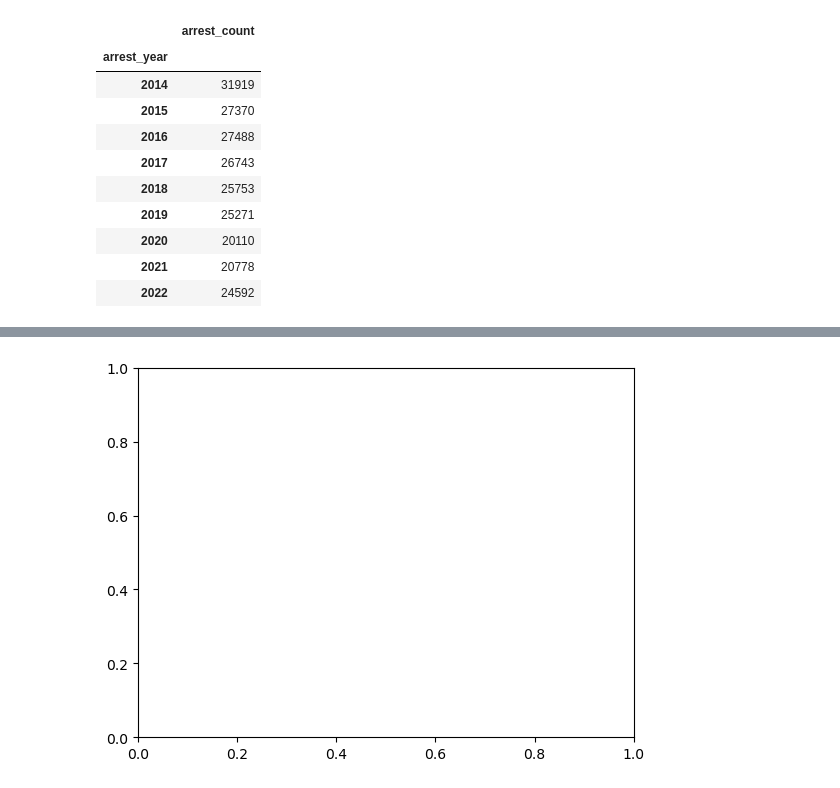
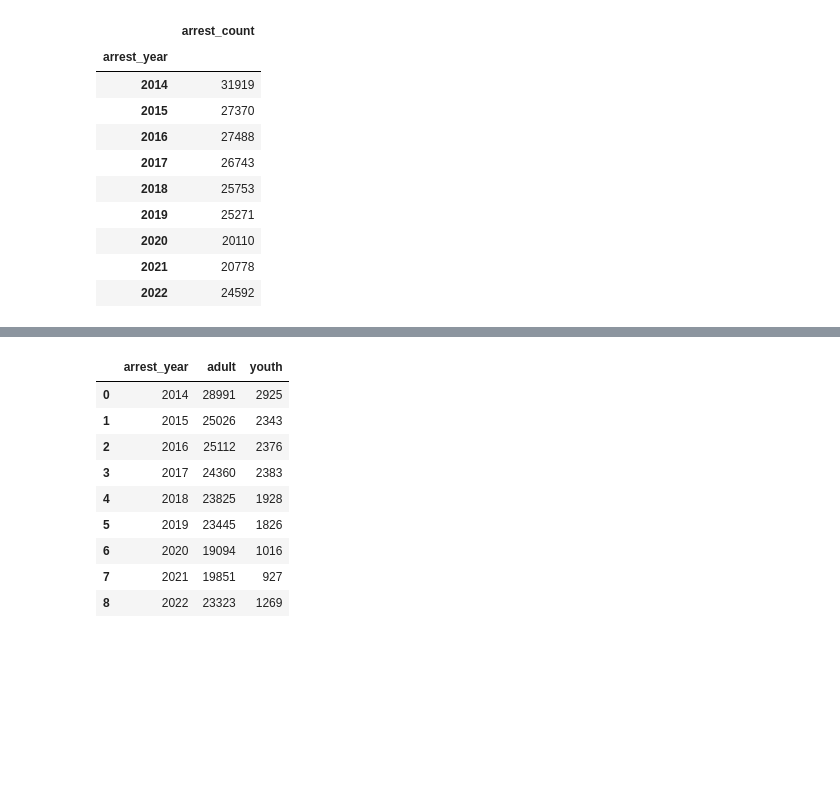
Before and after one commit to Cnblackwell/TeamDragonParsers, a Jupyter notebook: nhifolder/nhi_lab.ipynb, the cells around one changed output, grey strips where cells are left out. Drawn from its saved outputs; the diff is of its cells as text; code cells hidden in the pictures; blank space fills up the shorter version.

```diff
--- a/nhifolder/nhi_lab.ipynb
+++ b/nhifolder/nhi_lab.ipynb
@@ -107,3 +162,26 @@ by_year = total_arrests_df.groupby(['arrest_year'])
+# %%
+def by_year_age_f(data: pd.DataFrame) -> pd.DataFrame:
+
+    # Group rows by year
+    year_age_group = data.groupby(['arrest_year','age_group'])
+
+    # Add up all Total Arrests for each year
+    year_age_sum = year_age_group.agg(arrest_count = ('arrest_count', 'sum')).reset_index()
+
+    # dropping unknown age_group
+    year_age_sum = year_age_sum.drop(year_age_sum[year_age_sum['age_group'] == 'Unknown'].index)
+
+    # create columns '_adult', '_youth' based on 'age_group
+    year_age_sum[['_adult','_youth']] = year_age_sum.apply(conditions_f, axis=1)
+
+    # drop 'age_group' and 'arrest_count' because these values have been moved to '_adult','_youth'
+    year_age_sum = year_age_sum.drop(['age_group', 'arrest_count'], axis=1)
+
+    # group by year
+    year_age_group = year_age_sum.groupby(['arrest_year']).agg(adult=('_adult','sum'),
+                                       youth=('_youth','sum')).reset_index()
+
+    return year_age_group
 # %%
 year_sum = by_year.agg(arrest_count = ('arrest_count', 'sum'))
 year_sum
@@ -207,4 +199,0 @@ fig
-# %%
-fig,ax = plt.subplots()
-# %% [output]
-[figure, removed]
@@ -215,0 +200,14 @@ fig
+# %%
+year_age_df = by_year_age_f(total_df)
+year_age_df
+# %% [output]
+|  | arrest_year | adult | youth |
+| 0 | 2014 | 28991 | 2925 |
+| 1 | 2015 | 25026 | 2343 |
+| 2 | 2016 | 25112 | 2376 |
+| 3 | 2017 | 24360 | 2383 |
+| 4 | 2018 | 23825 | 1928 |
+| 5 | 2019 | 23445 | 1826 |
+| 6 | 2020 | 19094 | 1016 |
+| 7 | 2021 | 19851 | 927 |
+| 8 | 2022 | 23323 | 1269 |
```
Also changed, not shown: parts of 22 cells of this notebook.
